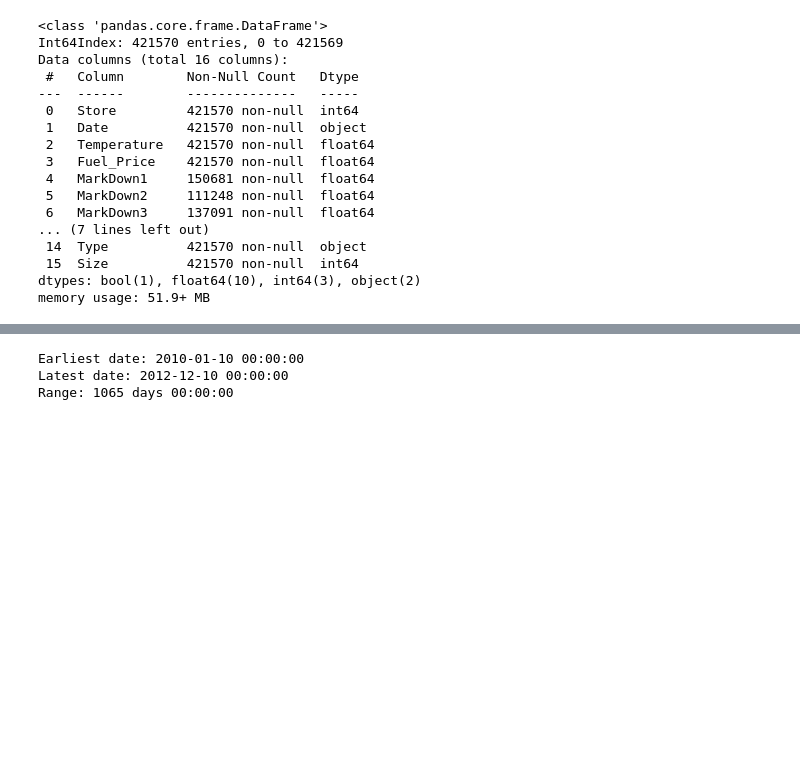
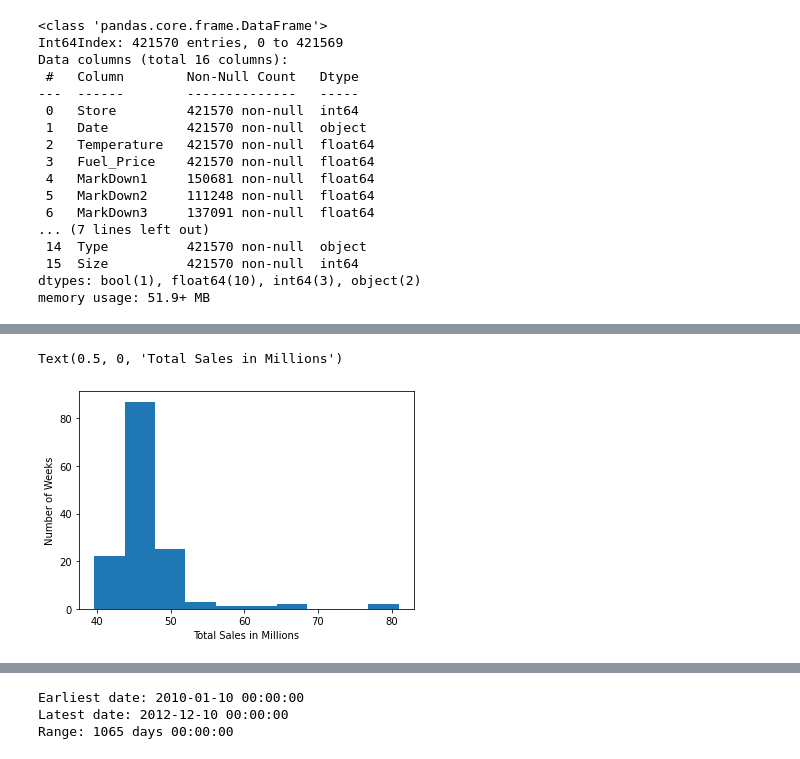
Before and after one commit to jamesdinardo/Retail-Forecasting, a Jupyter notebook: EDA.ipynb, the cells around one changed output, grey strips where cells are left out. Cells and saved outputs as stored; diff of their text form; code cells hidden in the pictures; blank space fills up the shorter version.

```diff
--- a/EDA.ipynb
+++ b/EDA.ipynb
@@ -144,0 +163,9 @@ df.describe().T
+# %%
+#histogram of total sales (across all stores and departments)
+df.groupby('Date')['Weekly_Sales'].sum().sort_values(ascending=False).plot(kind='hist')
+plt.ylabel('Number of Weeks')
+plt.xticks(ticks=[40000000, 50000000, 60000000, 70000000, 80000000], labels=[40, 50, 60, 70, 80])
+plt.xlabel('Total Sales in Millions')
+# %% [output]
+Text(0.5, 0, 'Total Sales in Millions')
+[figure, added]
```
Also changed, not shown: parts of 46 cells of this notebook.
